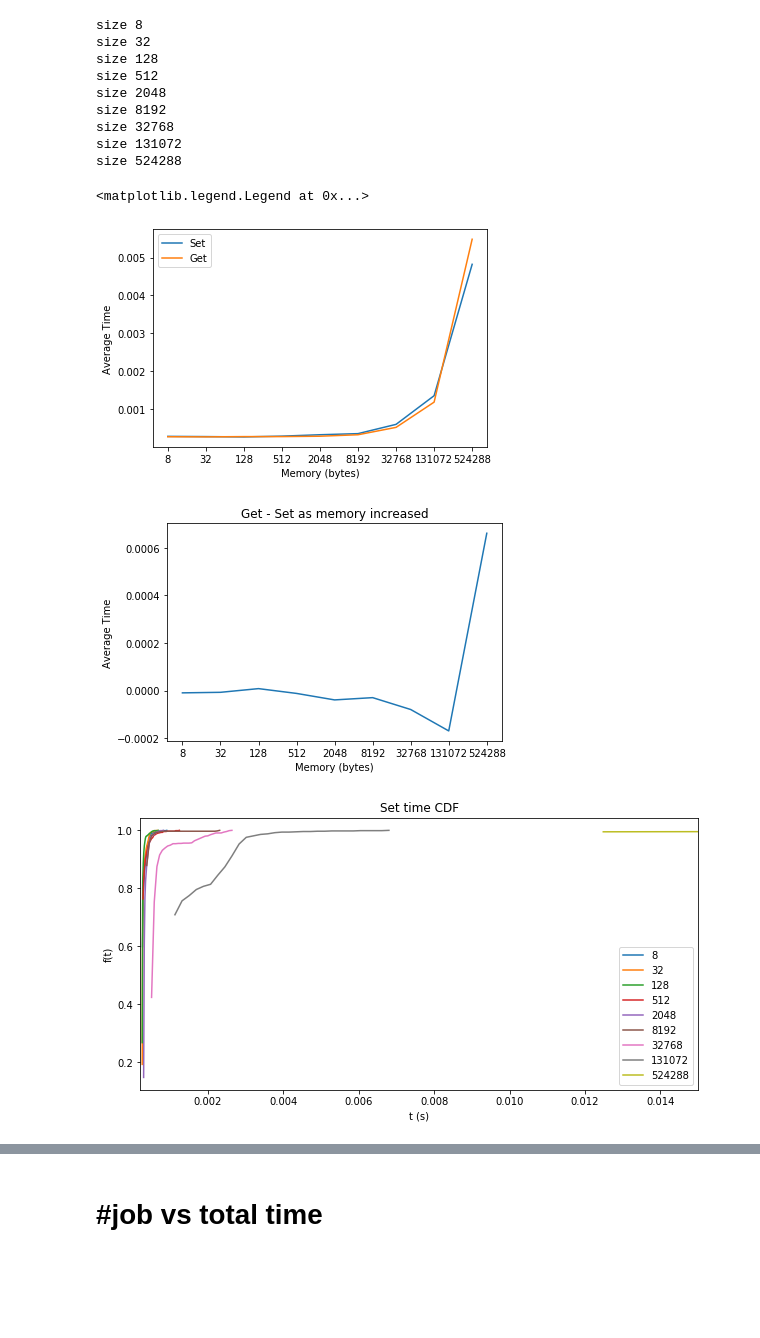
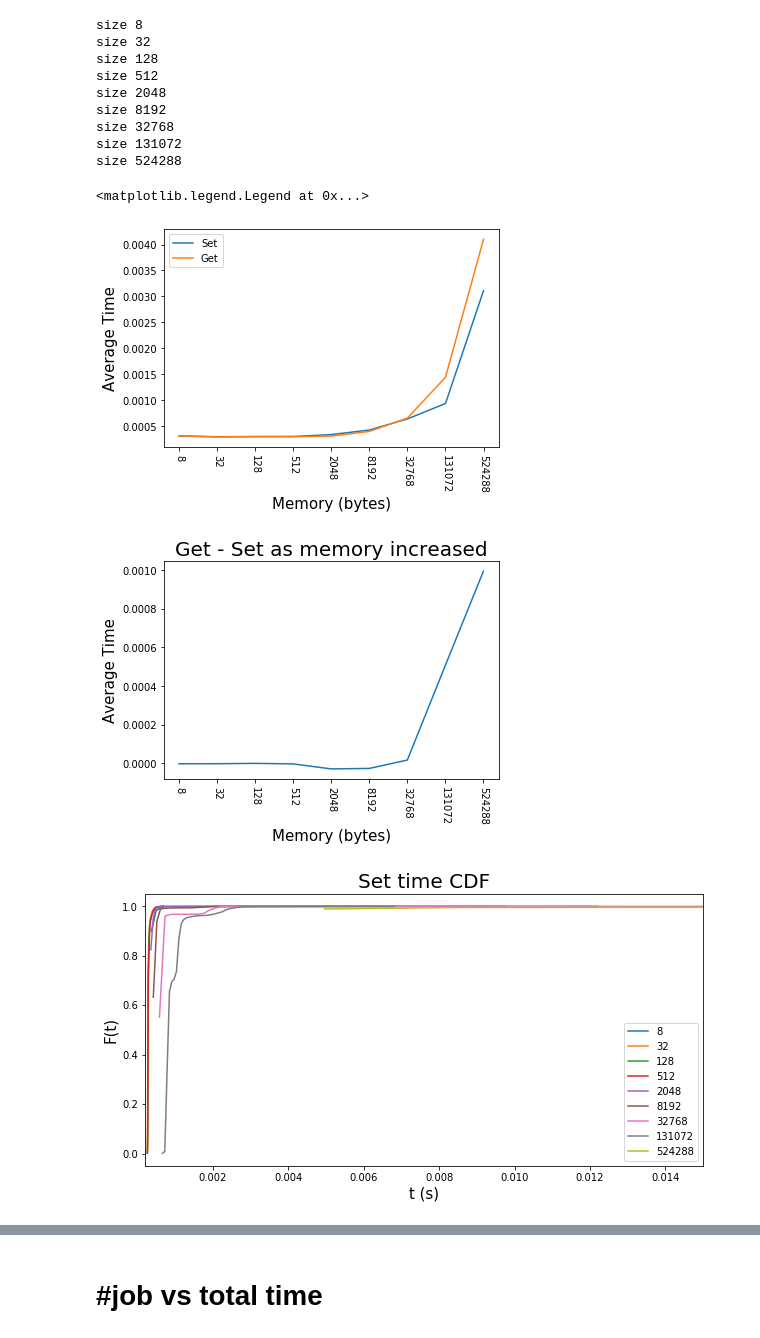
Before and after one commit to nikhilphatak1/datastore-profiling, a Jupyter notebook: redis/redis_check.ipynb, the cells around one changed output, grey strips where cells are left out. Cells and saved outputs as stored; diff of their text form; code cells hidden in the pictures; blank space fills up the shorter version.

```diff
--- a/redis/redis_check.ipynb
+++ b/redis/redis_check.ipynb
@@ -21,5 +25,5 @@ r = redis.Redis(host="192.168.99.100",port=6379)
 # %%
-N = 1000
+N = 10000
 
 memory_set = {}
 memory_get = {}
@@ -43,51 +47,32 @@ for size in array_sizes:
     t_set_complete = []
     t_get_complete =[]
 
-    # store values
-
-
+    key = "{0:015b}".format(1)
     for i in range(N):
 
-
-        key = "{0:015b}".format(i)
+        # set
         x = np.random.uniform(0,1,size=(size,size))
 
         t_start = r.time()
-
         r.set(key,x.tobytes())
-
         t_end = r.time()
 
         job_time = (t_end[0] + t_end[1]*1e-6)-(t_start[0] + t_start[1]*1e-6)
-
-
         t_set.append(job_time)
         t_set_complete.append(t_end[0] + t_end[1]*1e-6)
 
-
-
-    # get values
-    for i in range(N):
-
-
-        key = "{0:015b}".format(i)
-
+        # get
         t_start = r.time()
-
-
         r.get(key)
-
         t_end =  r.time()
 
         job_time = (t_end[0] + t_end[1]*1e-6)-(t_start[0] + t_start[1]*1e-6)
-
         t_get.append(job_time)
         t_get_complete.append(t_end[0] + t_end[1]*1e-6)
 
+        # delete key
+        r.delete(key)
 
-    # clear keys
-    for i in range(N):
-        r.delete("{0:015b}".format(i))
 
     memory_set[str(size**2 * 8)] = np.mean(t_set)
     time_table_set[str(size**2 * 8)] = t_set
@@ -110,20 +95,22 @@ size 524288
 # %%
 plt.plot(np.array(list(memory_set.keys())),np.array(list(memory_set.values())))
 plt.plot(np.array(list(memory_get.keys())),np.array(list(memory_get.values())))
-plt.xlabel("Memory (bytes)")
-plt.ylabel("Average Time")
+plt.xlabel("Memory (bytes)",fontsize=15)
+plt.ylabel("Average Time",fontsize=15)
+plt.xticks(rotation=-90)
 plt.legend(["Set","Get"])
 # %% [output]
 <matplotlib.legend.Legend at 0x...>
-[figure, old version]
+[figure, new version]
 # %%
 plt.plot(np.array(list(memory_get.keys())),np.array(list(memory_get.values()))-np.array(list(memory_set.values())))
-plt.xlabel("Memory (bytes)")
-plt.ylabel("Average Time")
-plt.title("Get - Set as memory increased")
+plt.xlabel("Memory (bytes)",fontsize=15)
+plt.xticks(rotation=-90)
+plt.ylabel("Average Time",fontsize=15)
+plt.title("Get - Set as memory increased",fontsize=20)
 plt.show()
 # %% [output]
-[figure, old version]
+[figure, new version]
 # %%
 plt.figure(figsize=(10,5))
 
@@ -138,16 +125,16 @@ for size in array_sizes:
     cdf = np.cumsum (counts)
     #plt.plot (np.hstack((np.zeros((1,)),bin_edges[1:])), np.hstack((np.zeros(1,),cdf/cdf[-1])))
     plt.plot(bin_edges[1:], cdf/cdf[-1])
-    plt.xlabel("t (s)"); plt.ylabel("f(t)");
+    plt.xlabel("t (s)",fontsize=15); plt.ylabel("F(t)",fontsize=15);
 
 
 
 plt.xlim([0.0002,0.015])
 plt.legend(array_sizes**2 * 8)
-plt.title("Set time CDF")
+plt.title("Set time CDF",fontsize=20)
 plt.show()
 # %% [output]
-[figure, old version]
+[figure, new version]
 # %%
 plt.figure(figsize=(10,5))
 
```
Also changed, not shown: parts of 7 cells of this notebook, 1 other file.
